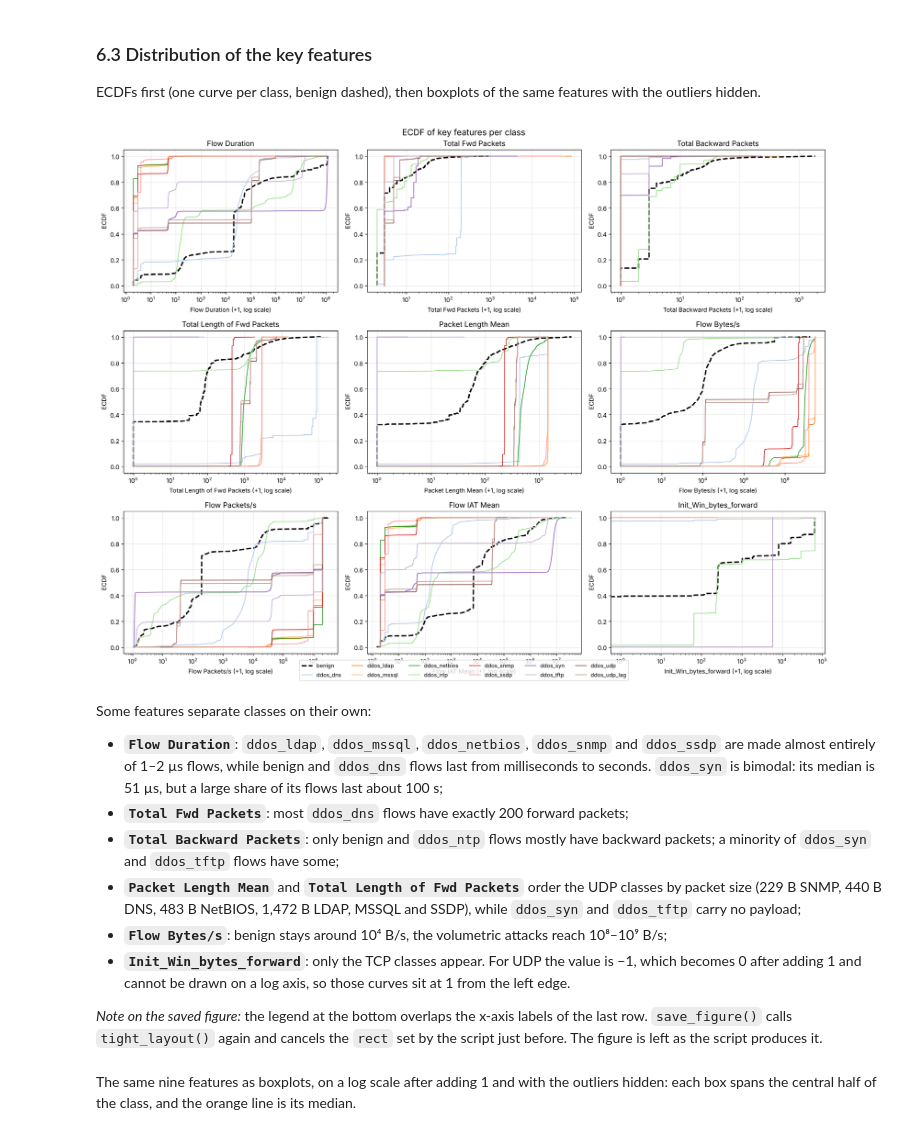
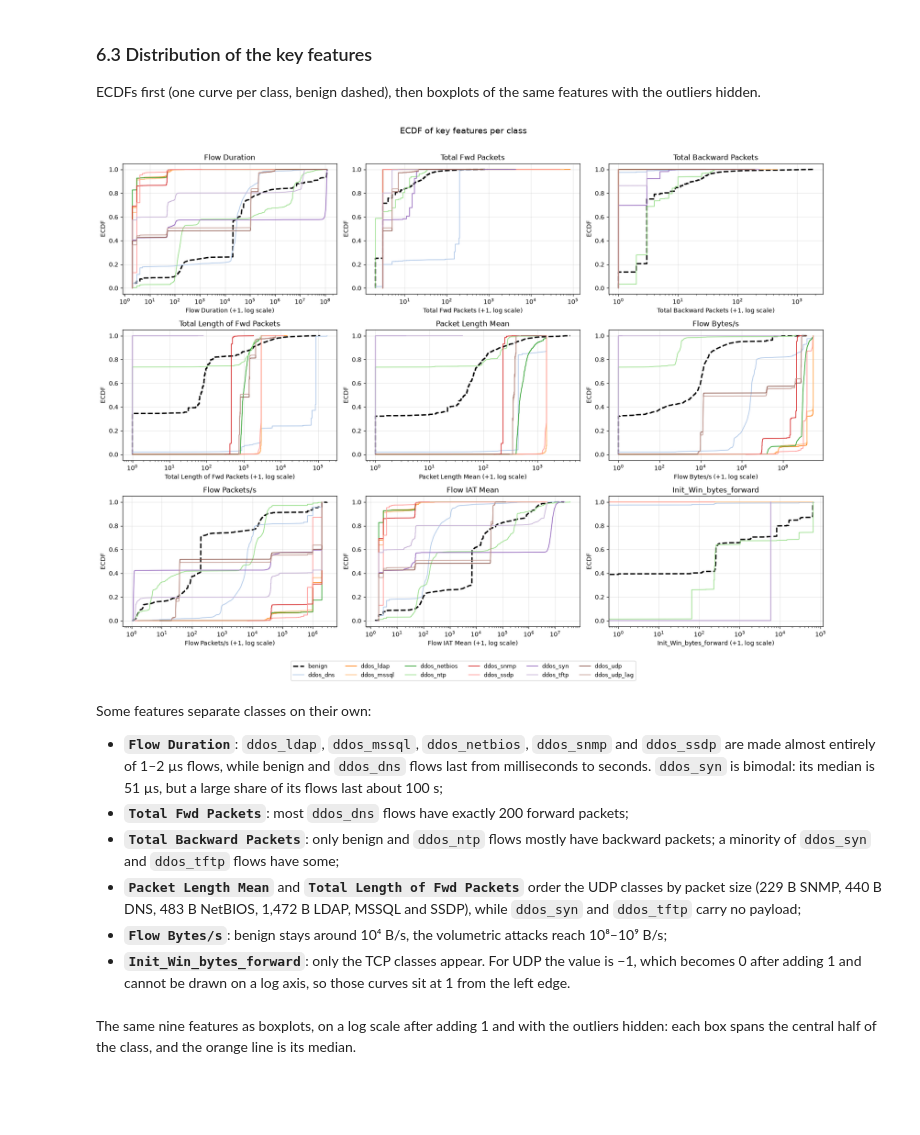
Before and after one commit to Simon1903123/ML4N_Project, a Jupyter notebook: project/analisi_dataset.ipynb, the cells around one changed output. Saved outputs shown, nothing was run; the diff lists cells and outputs as text; code cells hidden in the pictures; blank space fills up the shorter version.

Commit message:
notebook aggiunte definizioni

```diff
--- a/project/analisi_dataset.ipynb
+++ b/project/analisi_dataset.ipynb
@@ -49,22 +39,11 @@ Sections 3–6 run the original analyses with the same logic, the same figures (
 # %%
 from pathlib import Path
 
-# ---------------------------------------------------------------------------
-# PROJECT ROOT: the folder that contains data/, src/, report/ and results/.
-# Default: the folder the notebook is run from. To use another folder, write
-# its path explicitly, e.g.  PROJECT_ROOT = Path("/home/<user>/ml4n-project8")
-# ---------------------------------------------------------------------------
-PROJECT_ROOT = Path.cwd()
-
-DATA_CSV = PROJECT_ROOT / "data" / "ddos_dataset.csv"    # input dataset
-CLEAN_CSV = PROJECT_ROOT / "data" / "ddos_pulito.csv"    # cleaned dataset
-SRC = PROJECT_ROOT / "src"                               # preprocessing.py
-RESULTS = PROJECT_ROOT / "results"                       # working outputs (csv, txt)
-FIGURES = PROJECT_ROOT / "report" / "figures"            # figures for the report (pdf + png)
-TABLES = PROJECT_ROOT / "report" / "tables"              # LaTeX tables for the report
+PROJECT_ROOT = Path.cwd()                               # folder of the notebook
+DATA_CSV = PROJECT_ROOT / "data" / "ddos_dataset.csv"    # the raw dataset
+SAVE_OUTPUTS = True                                     # False: only display, write nothing
 
 if not DATA_CSV.exists():
-    raise FileNotFoundError(f"{DATA_CSV} not found: set PROJECT_ROOT to the folder "
-                            "that contains data/ddos_dataset.csv")
-print("Project root:", PROJECT_ROOT)
+    raise FileNotFoundError(f"Dataset not found: {DATA_CSV}")
+print(f"Dataset: {DATA_CSV.name} ({DATA_CSV.stat().st_size / 1e6:.1f} MB)")
 # %% [output]
@@ -708,17 +623,12 @@ for ax, col in zip(axes, ["Source IP", "Destination IP"]):
         classes = ", ".join(df.loc[df[col] == ip, "label"].value_counts().index[:3])
         top_rows.append({"role": col, "ip": ip, "flows": n,
                          "%": round(100 * n / len(df), 2), "main classes": classes})
-save_figure(fig, ANALYSIS, "03_ecdf_flows_per_ip")
+show_figure(fig, ANALYSIS, "03_ecdf_flows_per_ip")
 top_ips = pd.DataFrame(top_rows)
-top_ips.to_csv(OUT / "03_top_ips.csv", index=False)
 
-note("\n=== 3. IP ===")
-note(top_ips.to_string(index=False))
 display(top_ips)
 for col in ["Source IP", "Destination IP"]:
     per_class = df.groupby("label")[col].nunique()
-    note(f"{col} distinti per classe: benign {per_class['benign']}, "
-         f"attacchi da {per_class.drop('benign').min()} a {per_class.drop('benign').max()}")
     print(f"Distinct {col} per class: benign {per_class['benign']}, "
           f"attacks from {per_class.drop('benign').min()} to {per_class.drop('benign').max()}")
 # %% [output]
@@ -1167,5 +1048,5 @@ for col, name in [("Destination Port", "02_heatmap_dst_ports"),
     ax.set_xlabel(f"{col} (20 most frequent overall)")
     ax.set_title(f"% of flows of each class per {col.lower()}")
     fig.colorbar(im, ax=ax, label="% of class flows")
-    save_figure(fig, ANALYSIS, name)
+    show_figure(fig, ANALYSIS, name)
 # %% [output]
@@ -1189,15 +1070,15 @@ ECDFs first (one curve per class, benign dashed), then boxplots of the same feat
 # %%
 fig, axes = plt.subplots(3, 3, figsize=(17, 13))
 for ax, feat in zip(axes.ravel(), KEY_FEATURES):
     plot_ecdf_per_class(ax, feat)
     ax.set_title(feat)
 handles, labels_ = axes[0, 0].get_legend_handles_labels()
 fig.legend(handles, labels_, loc="lower center", ncol=6, fontsize=9)
 fig.suptitle("ECDF of key features per class", fontsize=14)
 fig.tight_layout(rect=[0, 0.05, 1, 0.97])
-save_figure(fig, ANALYSIS, "04_ecdf_key_features")
+show_figure(fig, ANALYSIS, "04_ecdf_key_features", tight=False)
 # %% [output]
-[figure, old version]
+[figure, new version]
 # %% [markdown]
 Some features separate classes on their own:
 
@@ -1207,8 +1088,6 @@ Some features separate classes on their own:
 - **`Packet Length Mean`** and **`Total Length of Fwd Packets`** order the UDP classes by packet size (229 B SNMP, 440 B DNS, 483 B NetBIOS, 1,472 B LDAP, MSSQL and SSDP), while `ddos_syn` and `ddos_tftp` carry no payload;
 - **`Flow Bytes/s`**: benign stays around 10⁴ B/s, the volumetric attacks reach 10⁸–10⁹ B/s;
 - **`Init_Win_bytes_forward`**: only the TCP classes appear. For UDP the value is −1, which becomes 0 after adding 1 and cannot be drawn on a log axis, so those curves sit at 1 from the left edge.
-
-*Note on the saved figure:* the legend at the bottom overlaps the x-axis labels of the last row. `save_figure()` calls `tight_layout()` again and cancels the `rect` set by the script just before. The figure is left as the script produces it.
 # %% [markdown]
 The same nine features as boxplots, on a log scale after adding 1 and with the outliers hidden: each box spans the central half of the class, and the orange line is its median.
 # %%
```
Also changed, not shown: parts of 76 cells of this notebook, 16 other files.
